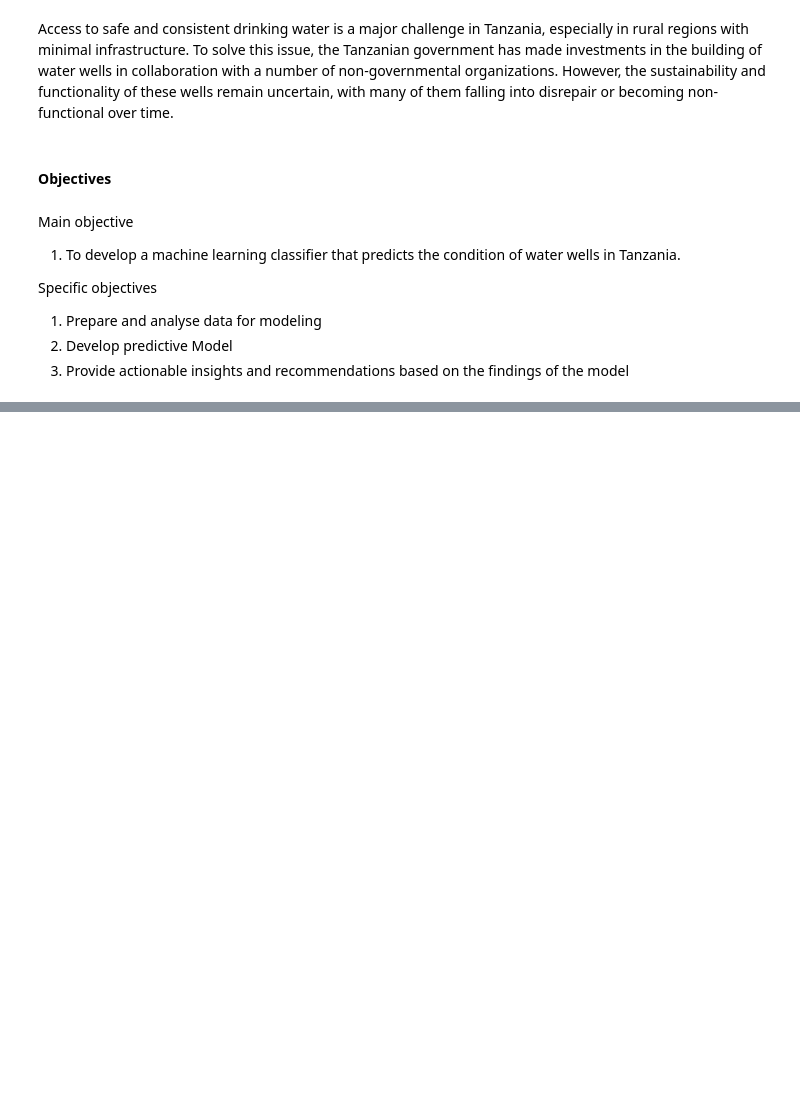
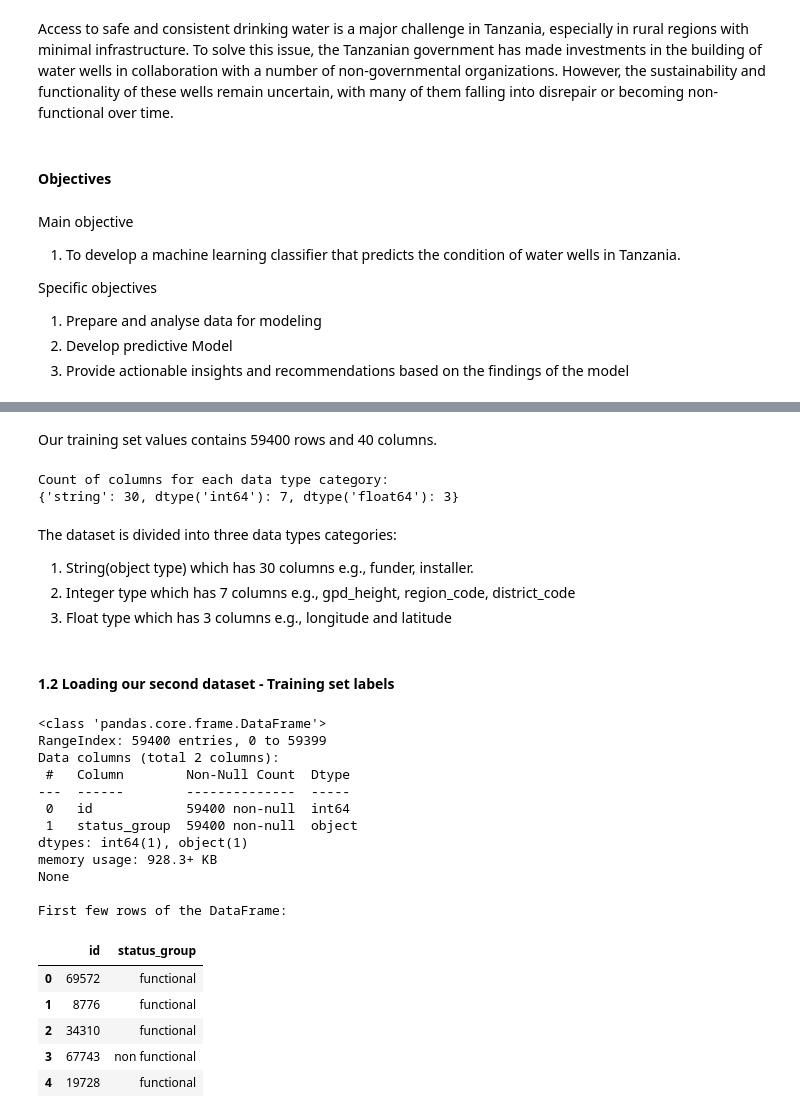
Before and after one commit to Kamaukaguru/Tanzania_water_wells_project, a Jupyter notebook: index.ipynb, the cells around one changed output, grey strips where cells are left out. Drawn from its saved outputs; the diff is of its cells as text; code cells hidden in the pictures; blank space fills up the shorter version.

```diff
--- a/index.ipynb
+++ b/index.ipynb
@@ -43,0 +208,42 @@ Specific objectives
+# %% [markdown]
+Our training set values contains 59400 rows and 40 columns.
+# %%
+#check the data types of DataFrame columns in our training set values.
+data_type_counts = check_data_types(df1)
+print("Count of columns for each data type category:")
+print(data_type_counts)
+# %% [output]
+Count of columns for each data type category:
+{'string': 30, dtype('int64'): 7, dtype('float64'): 3}
+# %% [markdown]
+The dataset is divided into three data types categories:
+1. String(object type) which has 30 columns e.g., funder, installer.
+2. Integer type which has 7 columns e.g., gpd_height, region_code, district_code
+3. Float type which has 3 columns e.g., longitude and latitude
+# %% [markdown]
+#### 1.2 Loading our second dataset - Training set labels
+# %%
+file_path2 = 'data/training set labels.csv'
+df2,data_info, data_head = load_and_get_info(file_path2)
+print(data_info)
+print("\nFirst few rows of the DataFrame:")
+data_head #data_head
+# %% [output]
+<class 'pandas.core.frame.DataFrame'>
+RangeIndex: 59400 entries, 0 to 59399
+Data columns (total 2 columns):
+ #   Column        Non-Null Count  Dtype
+---  ------        --------------  -----
+ 0   id            59400 non-null  int64
+ 1   status_group  59400 non-null  object
+dtypes: int64(1), object(1)
+memory usage: 928.3+ KB
+None
+
+First few rows of the DataFrame:
+|  | id | status_group |
+| 0 | 69572 | functional |
+| 1 | 8776 | functional |
+| 2 | 34310 | functional |
+| 3 | 67743 | non functional |
+| 4 | 19728 | functional |
```
Also changed, not shown: parts of 66 cells of this notebook, 4 other files.
